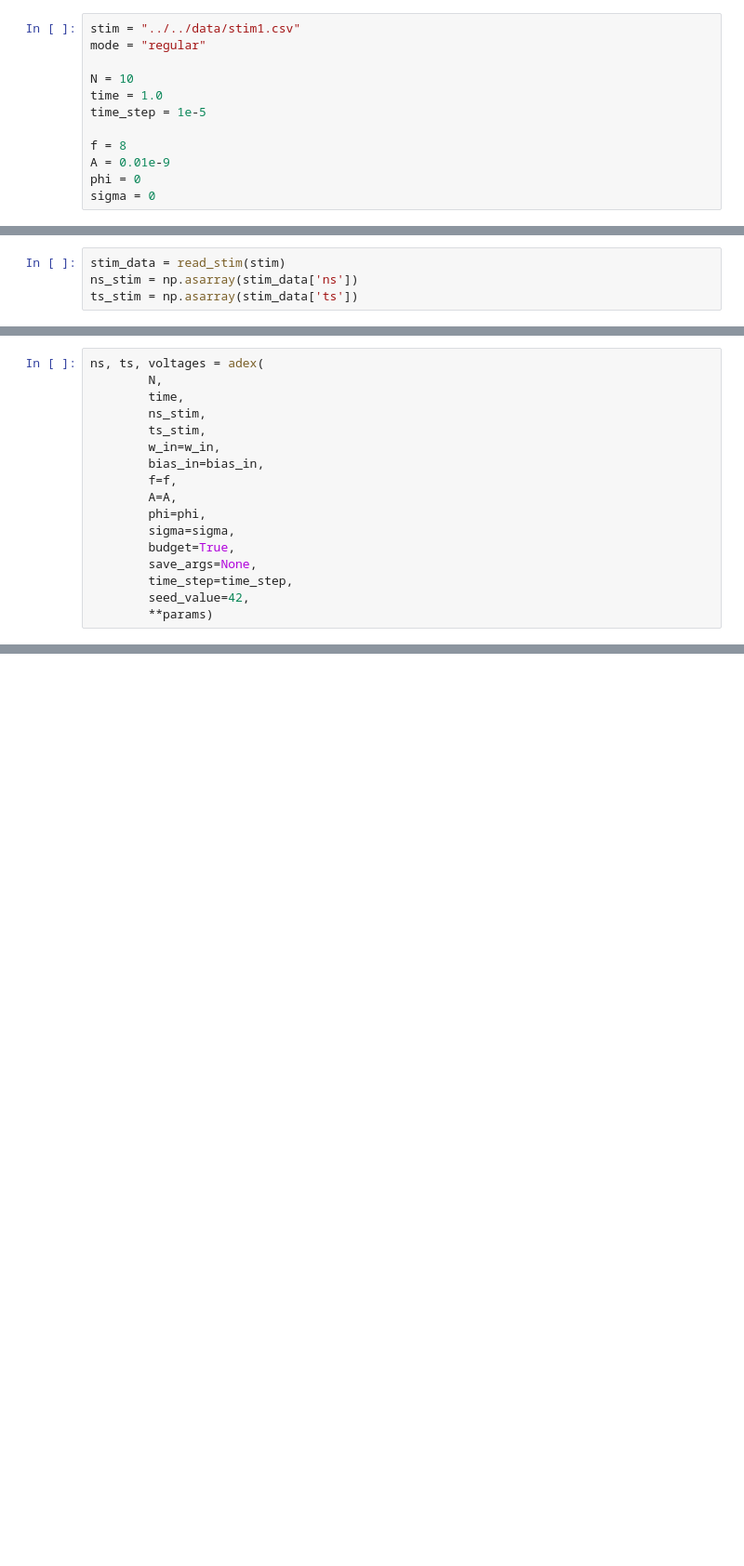
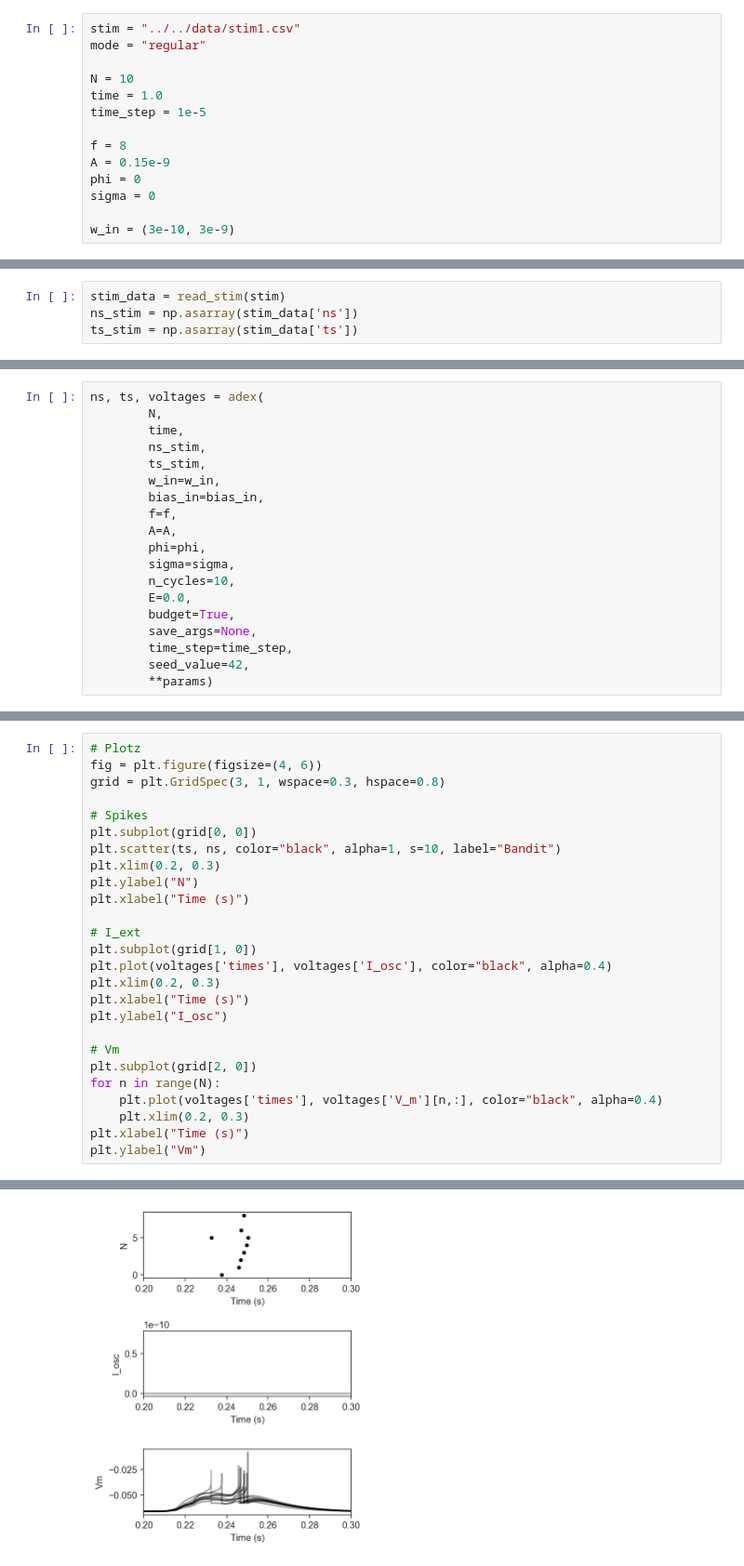
Before and after one commit to parenthetical-e/voltagebudget, a Jupyter notebook: voltagebudget/ipynb/testing_neuron.ipynb, the cells around one changed output, grey strips where cells are left out. Shown at 93% size. Drawn from its saved outputs; the diff is of its cells as text; blank space fills up the shorter version.

Commit message:
Improved testing_neuron visualization

```diff
--- a/voltagebudget/ipynb/testing_neuron.ipynb
+++ b/voltagebudget/ipynb/testing_neuron.ipynb
@@ -44,6 +46,8 @@ time = 1.0
 time_step = 1e-5
 
 f = 8
-A = 0.01e-9
+A = 0.15e-9
 phi = 0
 sigma = 0
+
+w_in = (3e-10, 3e-9)
@@ -65,6 +73,8 @@ ns, ts, voltages = adex(
         A=A,
         phi=phi,
         sigma=sigma,
+        n_cycles=10,
+        E=0.0,
         budget=True,
         save_args=None,
         time_step=time_step,
@@ -102,0 +105,27 @@ WARNING    "w_in" is an internal variable of group "synapses", but also exists i
+# %%
+# Plotz
+fig = plt.figure(figsize=(4, 6))
+grid = plt.GridSpec(3, 1, wspace=0.3, hspace=0.8)
+
+# Spikes
+plt.subplot(grid[0, 0])
+plt.scatter(ts, ns, color="black", alpha=1, s=10, label="Bandit")
+plt.xlim(0.2, 0.3)
+plt.ylabel("N")
+plt.xlabel("Time (s)")
+
+# I_ext
+plt.subplot(grid[1, 0])
+plt.plot(voltages['times'], voltages['I_osc'], color="black", alpha=0.4)
+plt.xlim(0.2, 0.3)
+plt.xlabel("Time (s)")
+plt.ylabel("I_osc")
+
+# Vm
+plt.subplot(grid[2, 0])
+for n in range(N):
+    plt.plot(voltages['times'], voltages['V_m'][n,:], color="black", alpha=0.4)
+    plt.xlim(0.2, 0.3)
+plt.xlabel("Time (s)")
+plt.ylabel("Vm")
+# %% [output]
@@ -102,0 +133 @@ WARNING    "w_in" is an internal variable of group "synapses", but also exists i
+[figure, added]
```
Also changed, not shown: parts of 8 cells of this notebook.
